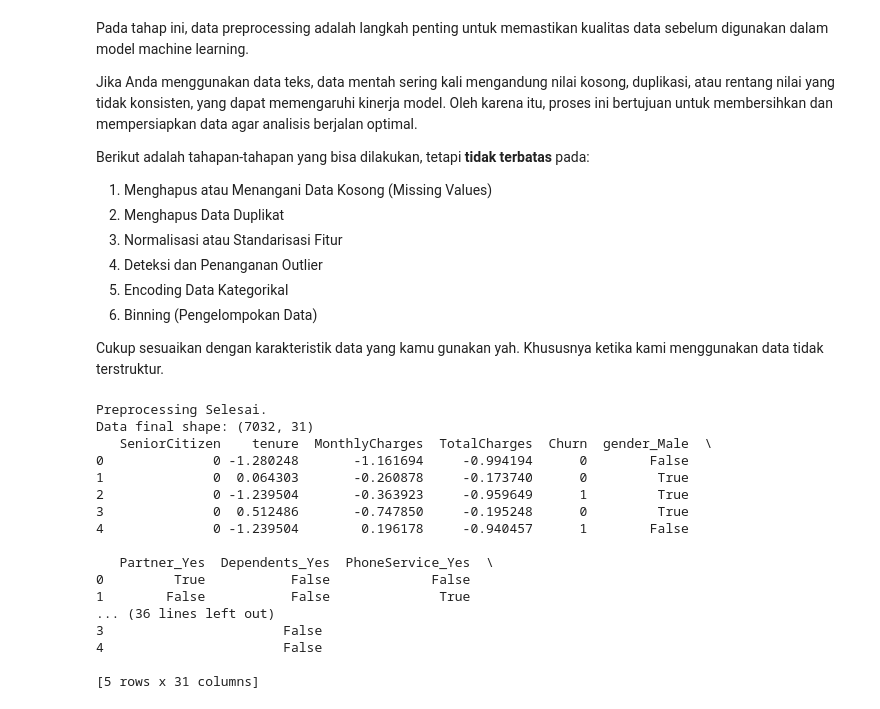
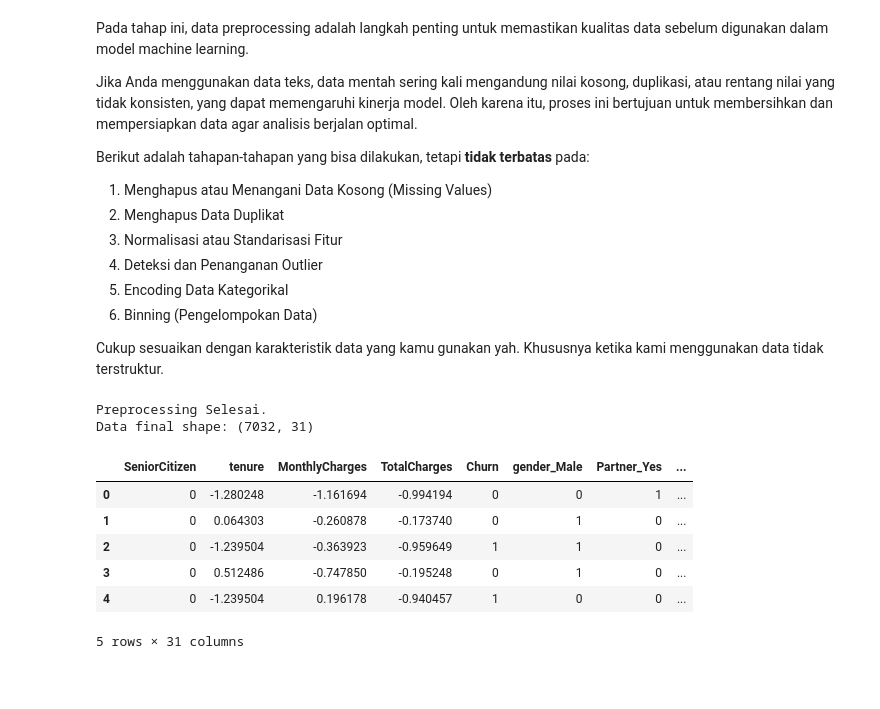
Before and after one commit to reyhanarifandi/SMSML_Reyhan_Arifandi, a Jupyter notebook: Eksperimen_SML_Reyhan Arifandi/Preprocessing/Template_Eksperimen_MSML.ipynb, the cells around one changed output. Drawn from its saved outputs; the diff is of its cells as text; code cells hidden in the pictures; blank space fills up the shorter version.

```diff
--- a/Eksperimen_SML_Reyhan Arifandi/Preprocessing/Template_Eksperimen_MSML.ipynb
+++ b/Eksperimen_SML_Reyhan Arifandi/Preprocessing/Template_Eksperimen_MSML.ipynb
@@ -121,47 +121,39 @@ Cukup sesuaikan dengan karakteristik data yang kamu gunakan yah. Khususnya ketik
 df['TotalCharges'] = pd.to_numeric(df['TotalCharges'], errors='coerce')
 df_clean = df.dropna().copy()
 
 # Buang CustomerID karena tidak berguna untuk prediksi
 df_clean = df_clean.drop(columns=['customerID'])
 
 # 2. Encoding Target
 # Mengubah Yes -> 1, No -> 0
 df_clean['Churn'] = df_clean['Churn'].apply(lambda x: 1 if x == 'Yes' else 0)
 
 # 3. Encoding Fitur Kategorikal
 # Mengubah teks (Male/Female, Partner Yes/No) menjadi angka (0/1)
-df_processed = pd.get_dummies(df_clean, drop_first=True)
+df_processed = pd.get_dummies(df_clean, drop_first=True, dtype=int)
 
 # 4. Scaling (Standarisasi)
 # Menyamakan skala angka
 scaler = StandardScaler()
 numeric_cols = ['tenure', 'MonthlyCharges', 'TotalCharges']
 df_processed[numeric_cols] = scaler.fit_transform(df_processed[numeric_cols])
 
 # Simpan Data Bersih
 OUTPUT_PATH = 'namadataset_preprocessing/telco_churn_processed.csv'
 import os
 os.makedirs('namadataset_preprocessing', exist_ok=True)
 df_processed.to_csv(OUTPUT_PATH, index=False)
 
 print("Preprocessing Selesai.")
 print(f"Data final shape: {df_processed.shape}")
-print(df_processed.head())
+df_processed.head()
 # %% [output]
 Preprocessing Selesai.
 Data final shape: (7032, 31)
-   SeniorCitizen    tenure  MonthlyCharges  TotalCharges  Churn  gender_Male  \
-0              0 -1.280248       -1.161694     -0.994194      0        False
-1              0  0.064303       -0.260878     -0.173740      0         True
-2              0 -1.239504       -0.363923     -0.959649      1         True
-3              0  0.512486       -0.747850     -0.195248      0         True
-4              0 -1.239504        0.196178     -0.940457      1        False
-
-   Partner_Yes  Dependents_Yes  PhoneService_Yes  \
-0         True           False             False
-1        False           False              True
-... (36 lines left out)
-3                       False
-4                       False
-
-[5 rows x 31 columns]
+|  | SeniorCitizen | tenure | MonthlyCharges | TotalCharges | Churn | gender_Male | Partner_Yes | ... |
+| 0 | 0 | -1.280248 | -1.161694 | -0.994194 | 0 | 0 | 1 | ... |
+| 1 | 0 | 0.064303 | -0.260878 | -0.173740 | 0 | 1 | 0 | ... |
+| 2 | 0 | -1.239504 | -0.363923 | -0.959649 | 1 | 1 | 0 | ... |
+| 3 | 0 | 0.512486 | -0.747850 | -0.195248 | 0 | 1 | 0 | ... |
+| 4 | 0 | -1.239504 | 0.196178 | -0.940457 | 1 | 0 | 0 | ... |
+5 rows × 31 columns
```
Also changed, not shown: 4 other files.
